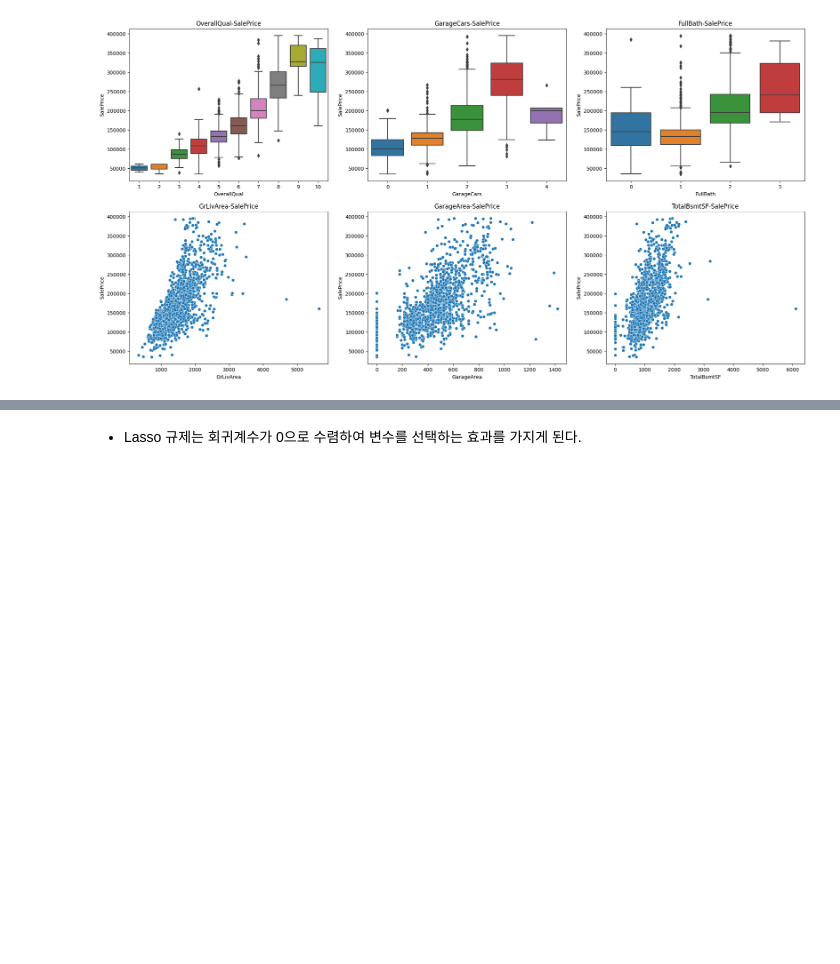
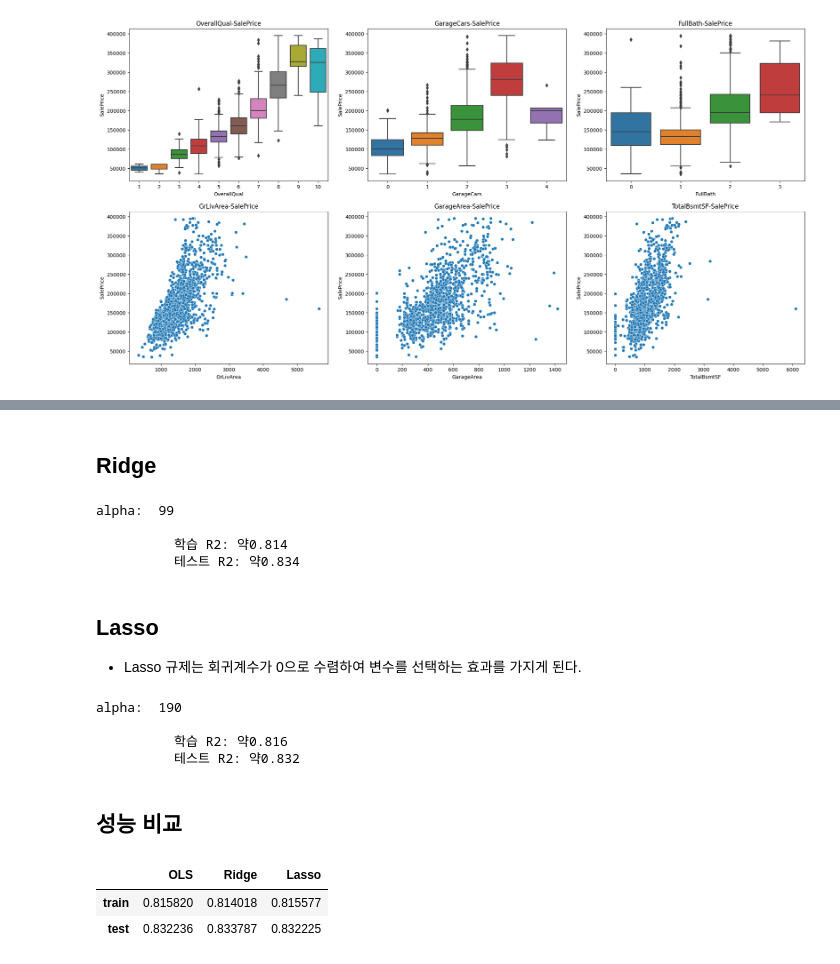
Before and after one commit to sai-with/ADP_prac, a Jupyter notebook: ML/RegularizedReg.ipynb, the cells around one changed output, grey strips where cells are left out. Cells and saved outputs as stored; diff of their text form; code cells hidden in the pictures; blank space fills up the shorter version.

```diff
--- a/ML/RegularizedReg.ipynb
+++ b/ML/RegularizedReg.ipynb
@@ -151,0 +250,8 @@ x_train, x_test, y_train, y_test = train_test_split(X, y, test_size=.2, random_s
+# %%
+def print_score(model):
+    train = model.score(x_train_sc, y_train)
+    test = model.score(x_test_sc, y_test)
+    print(f'''
+          학습 R2: 약{train.round(3)}
+          테스트 R2: 약{test.round(3)}''')
+    return train, test
@@ -152,2 +277,43 @@ x_train, x_test, y_train, y_test = train_test_split(X, y, test_size=.2, random_s
+# %% [markdown]
+## Ridge
+# %%
+from sklearn.linear_model import RidgeCV # 교차검증 알고리즘
+# 패널티값을 효율적으로 구하는 방법
+alphas = np.arange(90, 100, 1)
+ridge = RidgeCV(alphas=alphas, cv=5) # 알파값list, 교차검증 횟수
+ridge.fit(x_train_sc, y_train)
+# 최적 알파값
+print("alpha: ", ridge.alpha_)
+# 성능
+rid_r2_tr, rid_r2_tt = print_score(ridge)
+# %% [output]
+alpha:  99
+
+          학습 R2: 약0.814
+          테스트 R2: 약0.834
 # %% [markdown]
+## Lasso
 * Lasso 규제는 회귀계수가 0으로 수렴하여 변수를 선택하는 효과를 가지게 된다.
+# %%
+from sklearn.linear_model import LassoCV
+alphas = np.arange(10, 200, 10)
+lasso = LassoCV(alphas=alphas, cv=5, random_state=42)
+lasso.fit(x_train_sc, y_train)
+
+print('alpha: ', lasso.alpha_)
+las_r2_tr, las_r2_tt = print_score(lasso)
+# %% [output]
+alpha:  190
+
+          학습 R2: 약0.816
+          테스트 R2: 약0.832
+# %% [markdown]
+## 성능 비교
+# %%
+eval_compare = pd.DataFrame(index=['train', 'test'], \
+    data={'OLS':[ols_train, ols_test], 'Ridge':[rid_r2_tr, rid_r2_tt], 'Lasso':[las_r2_tr, las_r2_tt]})
+eval_compare
+# %% [output]
+|  | OLS | Ridge | Lasso |
+| train | 0.815820 | 0.814018 | 0.815577 |
+| test | 0.832236 | 0.833787 | 0.832225 |
```
Also changed, not shown: parts of 18 cells of this notebook, 1 other file.
